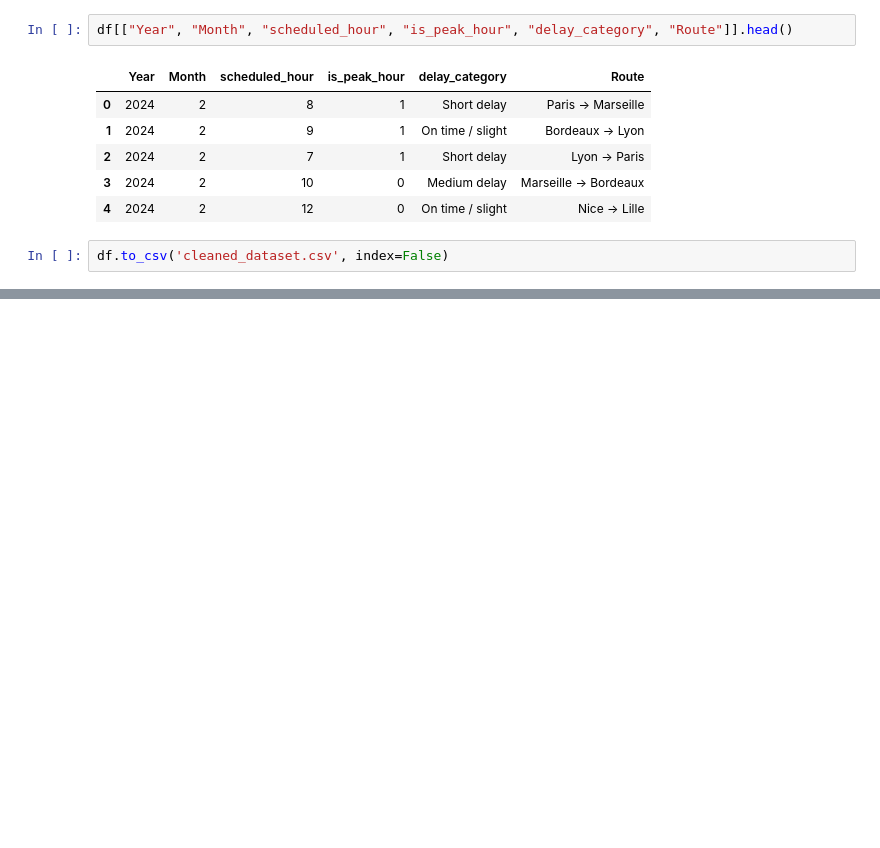
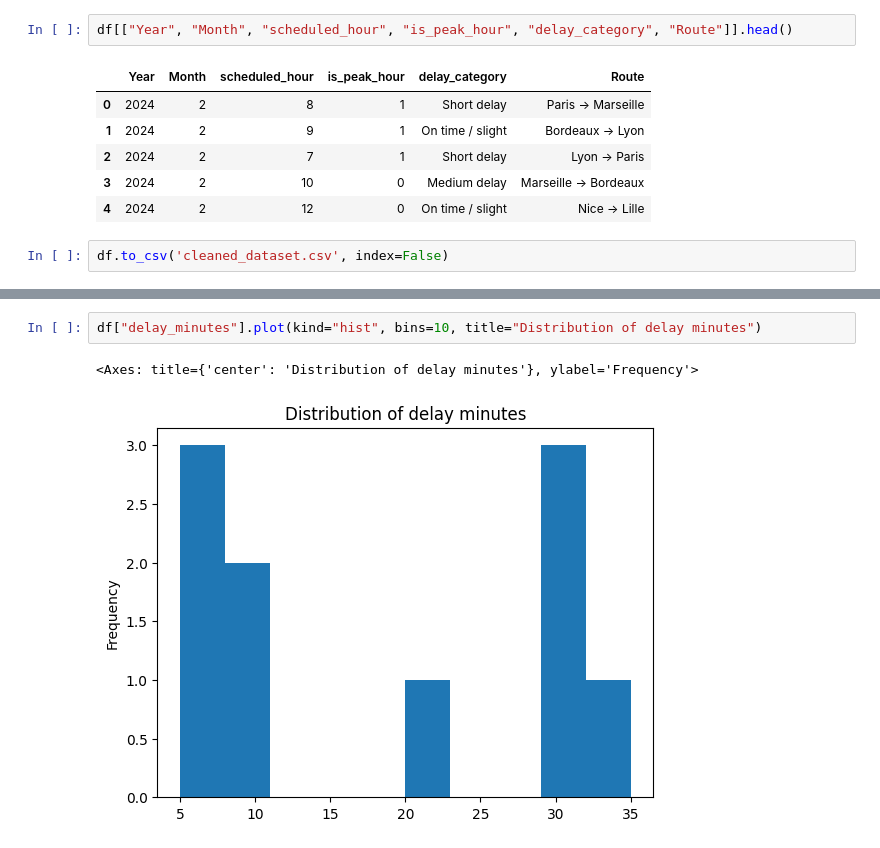
Before and after one commit to dianatrc/tardis, a Jupyter notebook: tardis_eda.ipynb, the cells around one changed output, grey strips where cells are left out. Drawn from its saved outputs; the diff is of its cells as text; blank space fills up the shorter version.

```diff
--- a/tardis_eda.ipynb
+++ b/tardis_eda.ipynb
@@ -138,0 +163,5 @@ df.to_csv('cleaned_dataset.csv', index=False)
+# %%
+df["delay_minutes"].plot(kind="hist", bins=10, title="Distribution of delay minutes")
+# %% [output]
+<Axes: title={'center': 'Distribution of delay minutes'}, ylabel='Frequency'>
+[figure, added]
```
Also changed, not shown: parts of 10 cells of this notebook.
